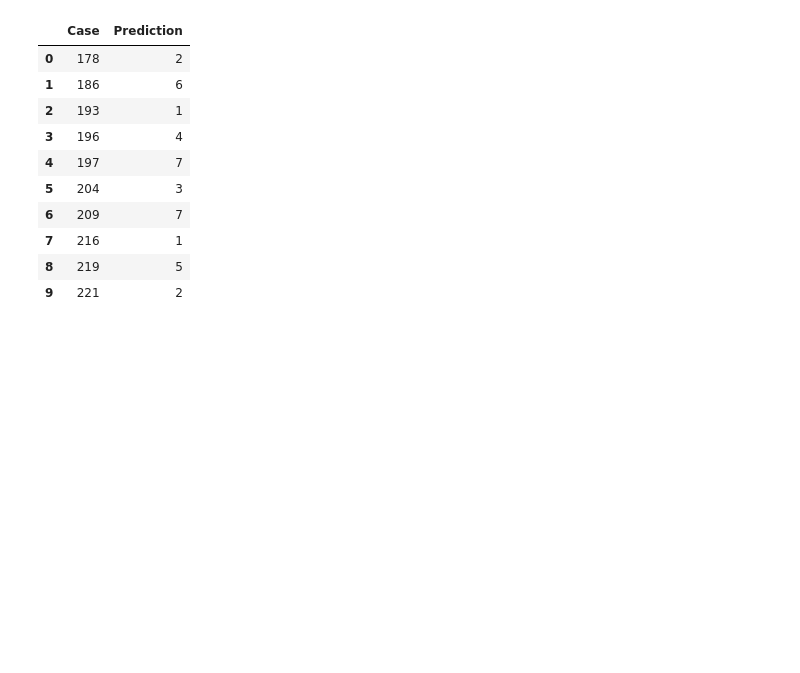
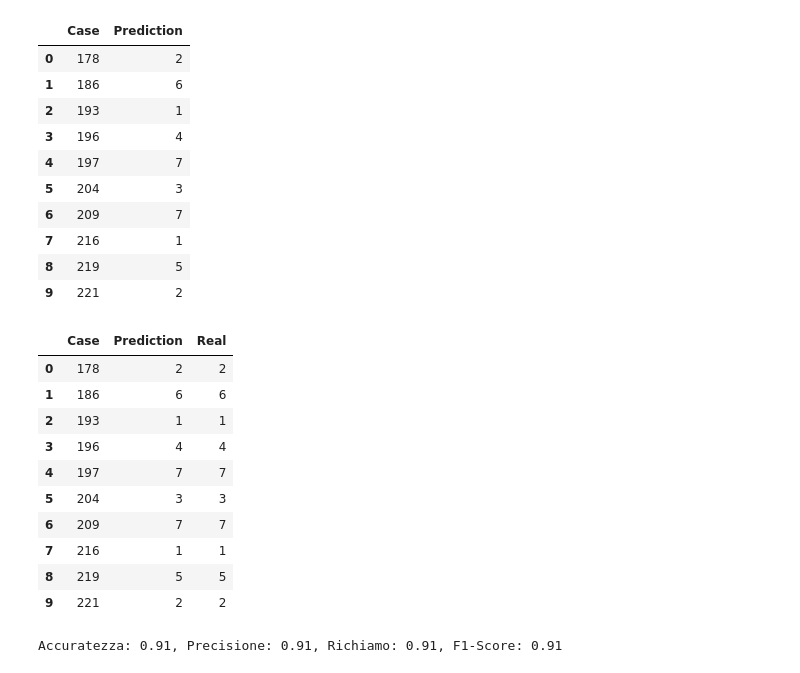
Before and after one commit to Antonet99/ProgettoManutenzione-python, a Jupyter notebook: Task3.ipynb, the cells around one changed output. Saved outputs shown, nothing was run; the diff lists cells and outputs as text; code cells hidden in the pictures; blank space fills up the shorter version.

```diff
--- a/Task3.ipynb
+++ b/Task3.ipynb
@@ -8,6 +8,8 @@ drive.mount('/content/drive')
 PATH = "/content/drive/MyDrive/Progetto Manutenzione"
 # %% [output]
 Mounted at /content/drive
+# %%
+PATH = "./"
 # %%
 # Caricare e concatenare i file CSV (Case001.csv-Case177.csv)
 data_frames = []
@@ -245,6 +247,10 @@ model = models[2][1]
 model
 # %% [output]
 RandomForestClassifier()
+# %%
+import pickle
+with open('trained_models/task3_RFmodel.pkl', 'rb') as file:
+    model = pickle.load(file)
 # %%
 #Creazione dati da classificare
 
@@ -326,3 +332,42 @@ prediction_result
 | 7 | 216 | 1 |
 | 8 | 219 | 5 |
 | 9 | 221 | 2 |
+# %%
+df1 = pd.read_csv('./dataset/answer.csv')
+df1 = df1[['ID', 'task3']]
+df1.columns = ['Case', 'Real']
+
+df2 = prediction_result
+
+merged_df = pd.merge(df2, df1, on='Case', how='left')
+merged_df.to_csv('./result/risultati_task3.csv', index=False)
+merged_df
+# %% [output]
+|  | Case | Prediction | Real |
+| 0 | 178 | 2 | 2 |
+| 1 | 186 | 6 | 6 |
+| 2 | 193 | 1 | 1 |
+| 3 | 196 | 4 | 4 |
+| 4 | 197 | 7 | 7 |
+| 5 | 204 | 3 | 3 |
+| 6 | 209 | 7 | 7 |
+| 7 | 216 | 1 | 1 |
+| 8 | 219 | 5 | 5 |
+| 9 | 221 | 2 | 2 |
+# %%
+import pandas as pd
+from sklearn.metrics import confusion_matrix, accuracy_score, precision_score, recall_score, f1_score
+import matplotlib.pyplot as plt
+import seaborn as sns
+
+df_task3 = pd.read_csv(('./result/risultati_task3.csv'), names=['Case', 'Prediction', 'Real'])
+
+# Metriche
+accuracy = accuracy_score(df_task3['Real'], df_task3['Prediction'])
+precision = precision_score(df_task3['Real'], df_task3['Prediction'], average='weighted')
+recall = recall_score(df_task3['Real'], df_task3['Prediction'], average='weighted')
+f1 = f1_score(df_task3['Real'], df_task3['Prediction'], average='weighted')
+
+print(f"Accuratezza: {accuracy:.2f}, Precisione: {precision:.2f}, Richiamo: {recall:.2f}, F1-Score: {f1:.2f}")
+# %% [output]
+Accuratezza: 0.91, Precisione: 0.91, Richiamo: 0.91, F1-Score: 0.91
```
Also changed, not shown: 8 other files.
